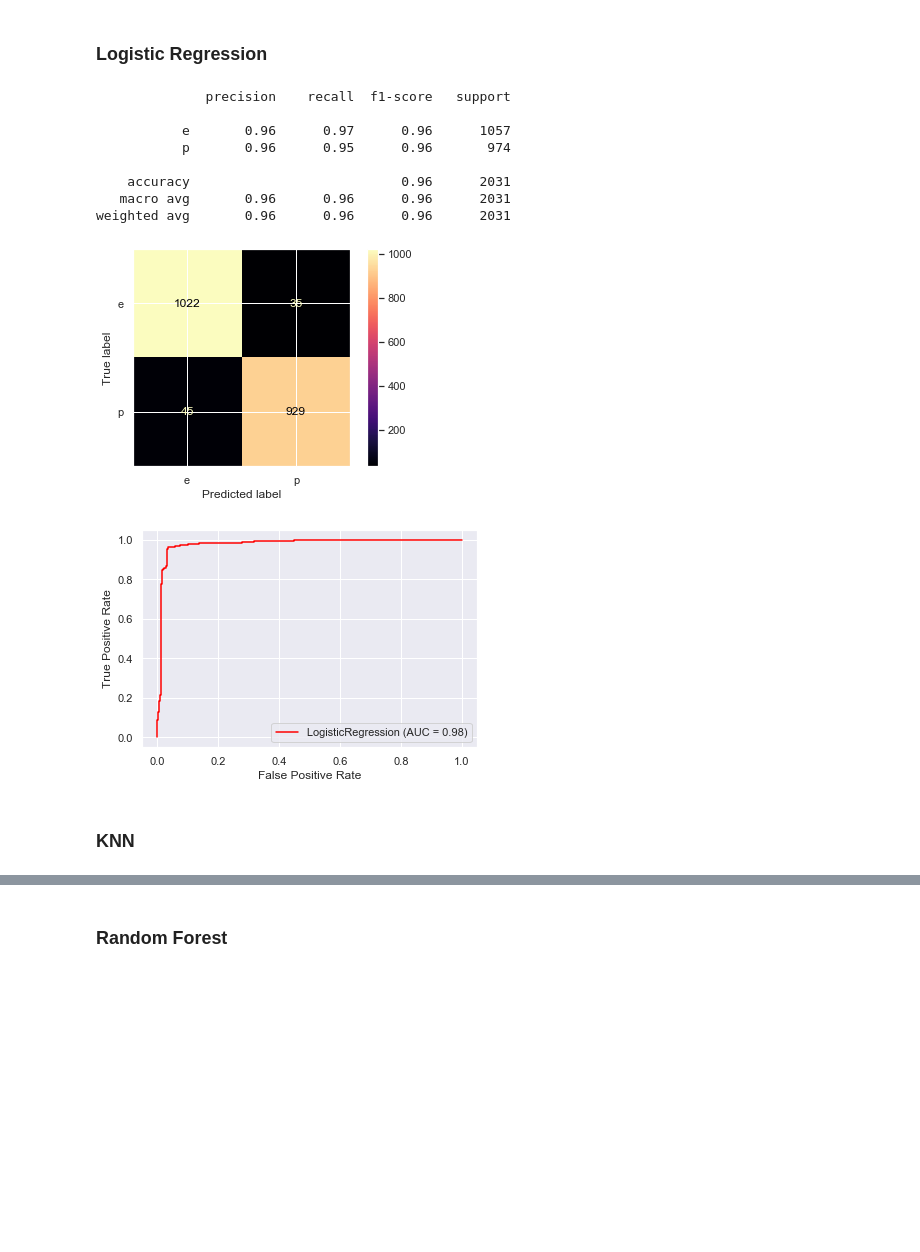
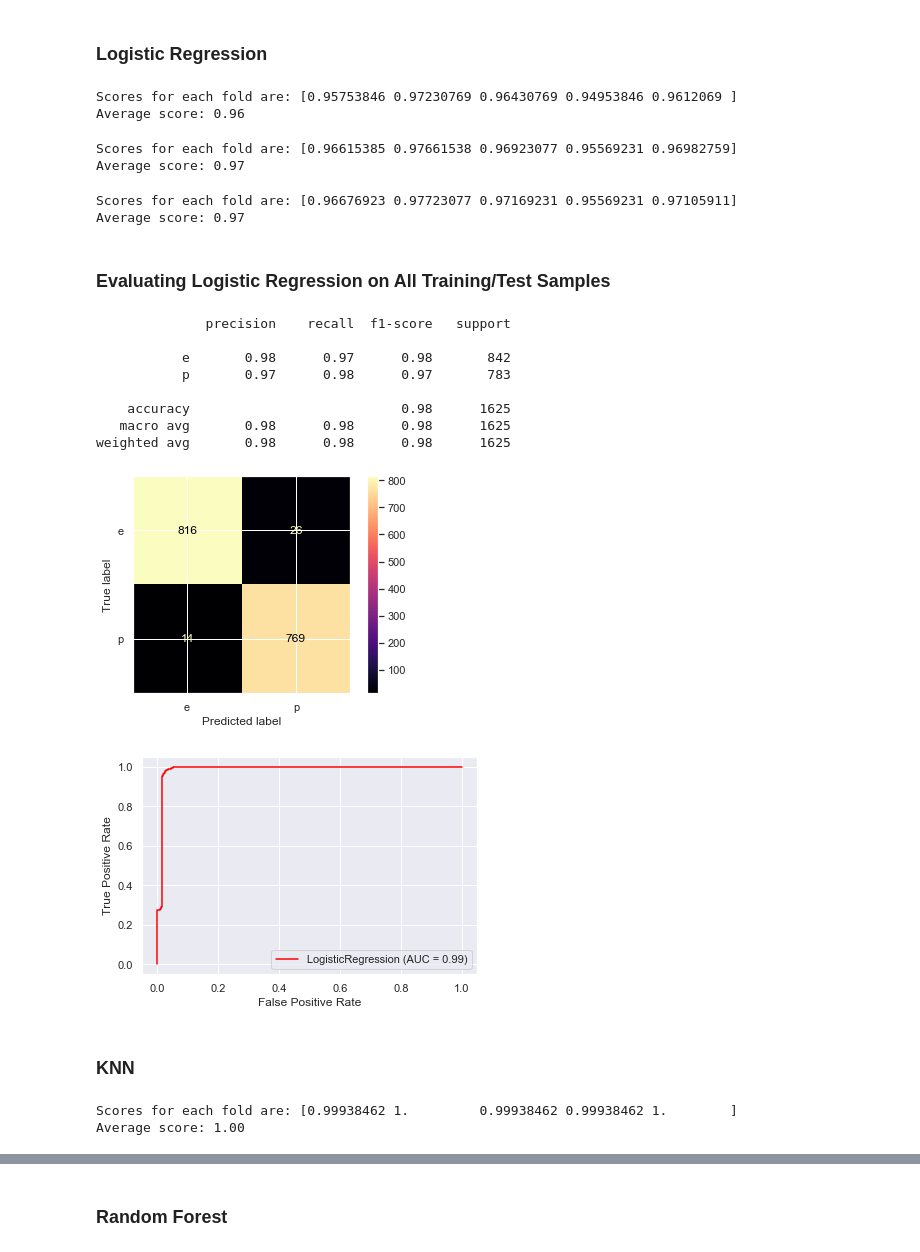
Before and after one commit to dillon4d/COGS118A_FinalProject, a Jupyter notebook: MushroomClassification.ipynb, the cells around one changed output, grey strips where cells are left out. Saved outputs shown, nothing was run; the diff lists cells and outputs as text; code cells hidden in the pictures; blank space fills up the shorter version.

Commit message:
updated model implementation for mushroom

```diff
--- a/MushroomClassification.ipynb
+++ b/MushroomClassification.ipynb
@@ -664,9 +675,8 @@ result_dict_test = {}
 # %%
-from sklearn.model_selection import train_test_split
-from sklearn.preprocessing import MinMaxScaler
+#80/20 split on train and test data
+X_train, X_test, y_train, y_test = train_test_split(X,y, test_size=1625, train_size=6499, random_state = 21)
 
-X_train, X_test, y_train, y_test = train_test_split(X,y, random_state = 21)
-
+# feature scaling
 minmax = MinMaxScaler()
 X_train = minmax.fit_transform(X_train)
 X_test = minmax.transform(X_test)
@@ -673,28 +705,81 @@ X_test = minmax.transform(X_test)
 # %% [markdown]
 ### Logistic Regression
+# %%
+from sklearn.linear_model import LogisticRegression
+from sklearn import linear_model
+
+#regularization value of 10
+score = cross_val_score(linear_model.LogisticRegression(C=10,random_state= None, max_iter = 5000),
+                        X, y, cv= kf, scoring="accuracy")
+
+print(f'Scores for each fold are: {score}')
+print(f'Average score: {"{:.2f}".format(score.mean())}')
+# %% [output]
+Scores for each fold are: [0.95753846 0.97230769 0.96430769 0.94953846 0.9612069 ]
+Average score: 0.96
+# %%
+from sklearn.linear_model import LogisticRegression
+from sklearn import linear_model
+
+#regularization value of 100
+score = cross_val_score(linear_model.LogisticRegression(C=100,random_state= None, max_iter = 5000),
+                        X, y, cv= kf, scoring="accuracy")
+
+print(f'Scores for each fold are: {score}')
+print(f'Average score: {"{:.2f}".format(score.mean())}')
+# %% [output]
+Scores for each fold are: [0.96615385 0.97661538 0.96923077 0.95569231 0.96982759]
+Average score: 0.97
+# %%
+from sklearn.linear_model import LogisticRegression
+from sklearn import linear_model
+
+#regularization value of 1000
+score = cross_val_score(linear_model.LogisticRegression(C=1000,random_state= None, max_iter = 5000),
+                        X, y, cv= kf, scoring="accuracy")
+
+print(f'Scores for each fold are: {score}')
+print(f'Average score: {"{:.2f}".format(score.mean())}')
+# %% [output]
+Scores for each fold are: [0.96676923 0.97723077 0.97169231 0.95569231 0.97105911]
+Average score: 0.97
+# %% [markdown]
+### Evaluating Logistic Regression on All Training/Test Samples
 # %%
 from sklearn.linear_model import LogisticRegression
 
-logistic_clf = LogisticRegression(random_state = None).fit(X_train, y_train)
+logistic_clf = LogisticRegression(C=1000, random_state = None, max_iter = 5000).fit(X_train, y_train)
 accuracies = cross_val_score(logistic_clf, X_train, y_train, cv=5)
 
 print(classification_report(y_true=y_test, y_pred=logistic_clf.predict(X_test)))
 plot_confusion_matrix(logistic_clf, X_test, y_test, cmap='magma')
 plot_roc_curve(logistic_clf, X_test, y_test, c='red');
 # %% [output]
               precision    recall  f1-score   support
 
-           e       0.96      0.97      0.96      1057
-           p       0.96      0.95      0.96       974
+           e       0.98      0.97      0.98       842
+           p       0.97      0.98      0.97       783
 
-    accuracy                           0.96      2031
-   macro avg       0.96      0.96      0.96      2031
-weighted avg       0.96      0.96      0.96      2031
+    accuracy                           0.98      1625
+   macro avg       0.98      0.98      0.98      1625
+weighted avg       0.98      0.98      0.98      1625
-[figure, old version]
+[figure, new version]
-[figure, old version]
+[figure, new version]
 # %%
 # Storing results in result dictionary
 result_dict_train["Logistic Regression Train Score"] = np.mean(accuracies)
 result_dict_test["Logistic Regression Test Score"] = logistic_clf.score(X_test, y_test)
 # %% [markdown]
 ### KNN
+# %%
+from sklearn.neighbors import KNeighborsClassifier
+
+score = cross_val_score(KNeighborsClassifier(n_neighbors=1, weights='uniform', algorithm='auto',
+                                             leaf_size=30, p=2, metric='minkowski', metric_params=None, n_jobs=None),
+                        X, y, cv= kf, scoring="accuracy")
+
+print(f'Scores for each fold are: {score}')
+print(f'Average score: {"{:.2f}".format(score.mean())}')
+# %% [output]
+Scores for each fold are: [0.99938462 1.         0.99938462 0.99938462 1.        ]
+Average score: 1.00
```
Also changed, not shown: parts of 32 cells of this notebook, 1 other file.
